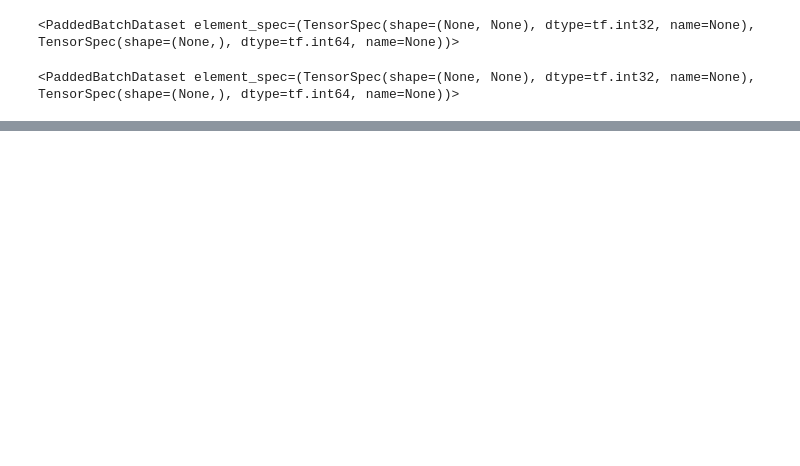
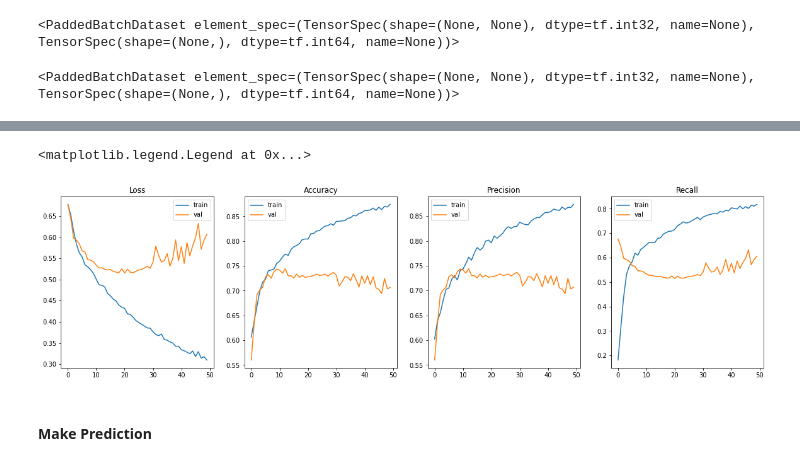
Before and after one commit to DrakeData/NLP-Disaster_Tweets, a Jupyter notebook: NLP_Disaster_Tweets.ipynb, the cells around one changed output, grey strips where cells are left out. Drawn from its saved outputs; the diff is of its cells as text; code cells hidden in the pictures; blank space fills up the shorter version.

Commit message:
Added models 2 and 3; added notes

```diff
--- a/NLP_Disaster_Tweets.ipynb
+++ b/NLP_Disaster_Tweets.ipynb
@@ -582,0 +623,9 @@ sub.to_csv('drive/MyDrive/Colab Notebooks/NLP_Disaster_Tweets/submission1.csv')
+# %%
+history2 = model2.fit(
+    tf_data,
+    validation_data = tf_val_data,
+    epochs = 50,
+    callbacks = callbacks2
+)
+
+clear_output()
@@ -582,0 +647,12 @@ sub.to_csv('drive/MyDrive/Colab Notebooks/NLP_Disaster_Tweets/submission1.csv')
+# %%
+data2 = {'loss': history2.history['loss'],
+        'accuracy':  history2.history['accuracy'],
+        'precision': history2.history['precision'],
+        'recall': history2.history['recall'],
+        'val_loss': history2.history['val_loss'],
+        'val_accuracy': history2.history['val_accuracy']
+        }
+
+hist_df2 = pd.DataFrame(data2)
+
+hist_df2.head()
@@ -582,0 +666,27 @@ sub.to_csv('drive/MyDrive/Colab Notebooks/NLP_Disaster_Tweets/submission1.csv')
+# %%
+fig, axs = plt.subplots(1, 4, figsize=(20, 5))
+
+axs[0].set_title('Loss')
+axs[0].plot(hist_df2['loss'], label='train')
+axs[0].plot(hist_df2['val_loss'], label='val')
+axs[0].legend()
+
+axs[1].set_title('Accuracy')
+axs[1].plot(hist_df2['accuracy'], label='train')
+axs[1].plot(hist_df2['val_accuracy'], label='val')
+axs[1].legend()
+
+axs[2].set_title('Precision')
+axs[2].plot(hist_df2['precision'], label='train')
+axs[2].plot(hist_df2['val_accuracy'], label='val')
+axs[2].legend()
+
+axs[3].set_title('Recall')
+axs[3].plot(hist_df2['recall'], label='train')
+axs[3].plot(hist_df2['val_loss'], label='val')
+axs[3].legend()
+# %% [output]
+<matplotlib.legend.Legend at 0x...>
+[figure, added]
+# %% [markdown]
+#### Make Prediction
```
Also changed, not shown: parts of 62 cells of this notebook.
